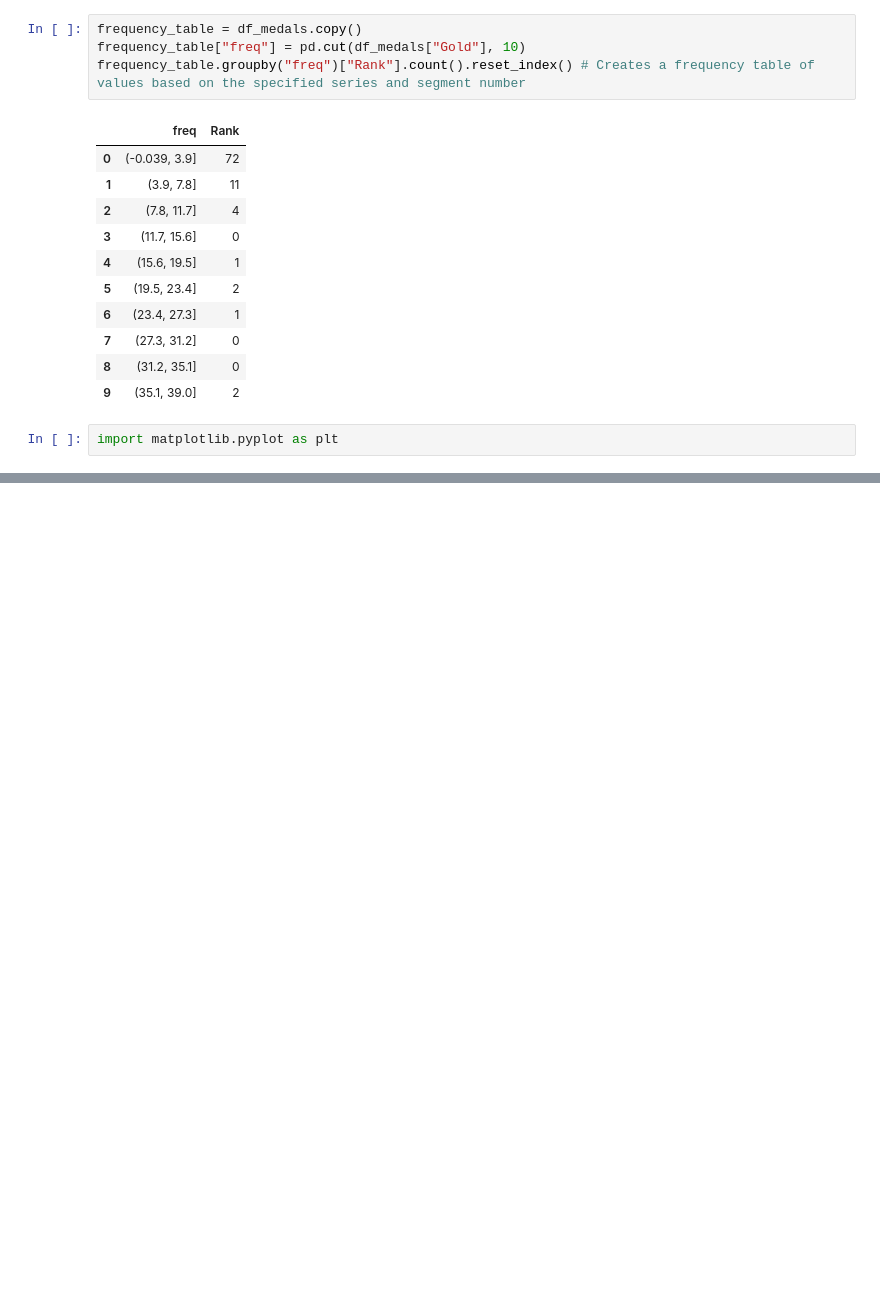
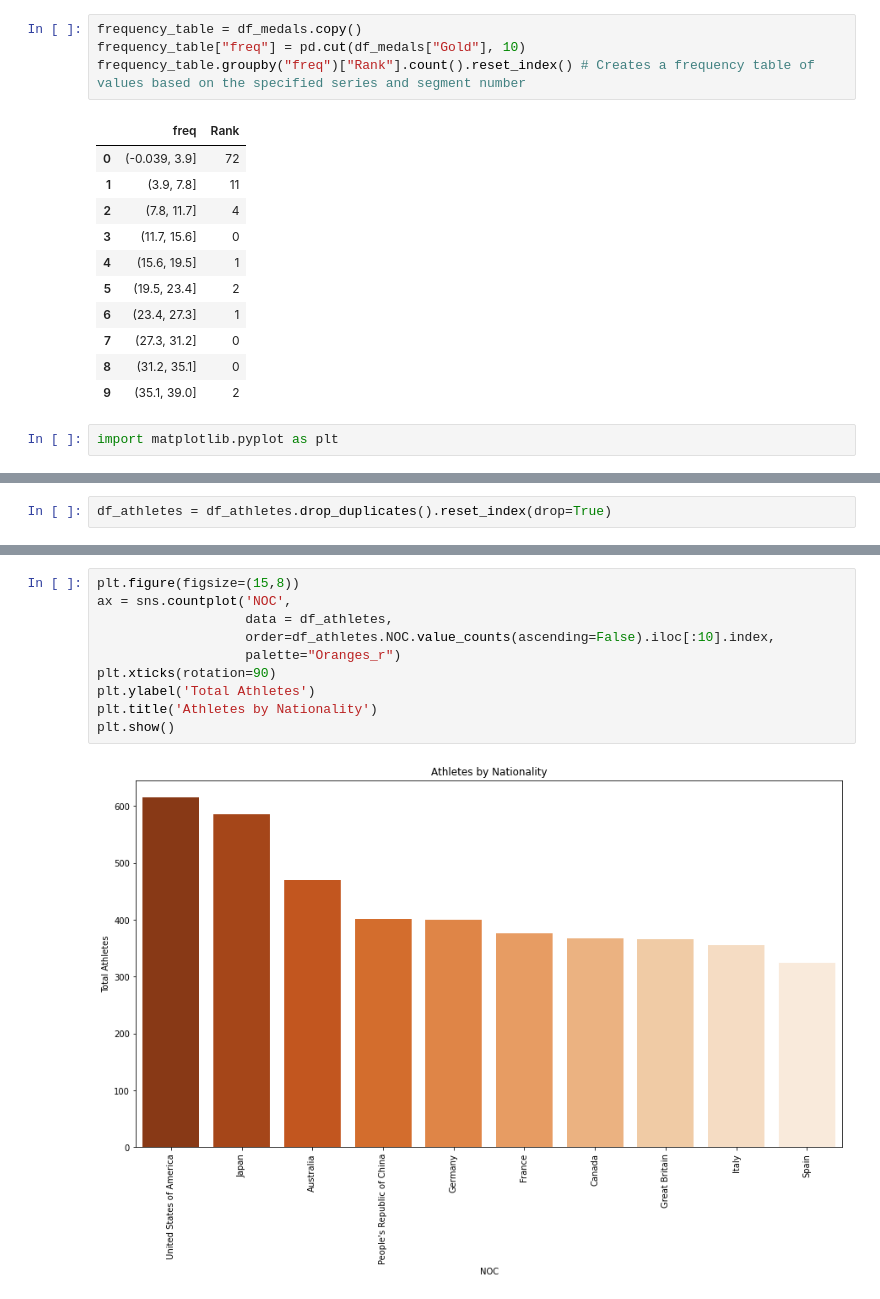
Before and after one commit to prisqia/EDA-Olympics-2021, a Jupyter notebook: EDA_Olympics_2021.ipynb, the cells around one changed output, grey strips where cells are left out. Drawn from its saved outputs; the diff is of its cells as text; blank space fills up the shorter version.

```diff
--- a/EDA_Olympics_2021.ipynb
+++ b/EDA_Olympics_2021.ipynb
@@ -174,0 +186,2 @@ Pass the following variable as a keyword arg: y. From version 0.12, the only val
+# %%
+df_athletes = df_athletes.drop_duplicates().reset_index(drop=True)
@@ -174,0 +204,12 @@ Pass the following variable as a keyword arg: y. From version 0.12, the only val
+# %%
+plt.figure(figsize=(15,8))
+ax = sns.countplot('NOC',
+                   data = df_athletes,
+                   order=df_athletes.NOC.value_counts(ascending=False).iloc[:10].index,
+                   palette="Oranges_r")
+plt.xticks(rotation=90)
+plt.ylabel('Total Athletes')
+plt.title('Athletes by Nationality')
+plt.show()
+# %% [output]
+[figure, added]
```
Also changed, not shown: parts of 22 cells of this notebook.
